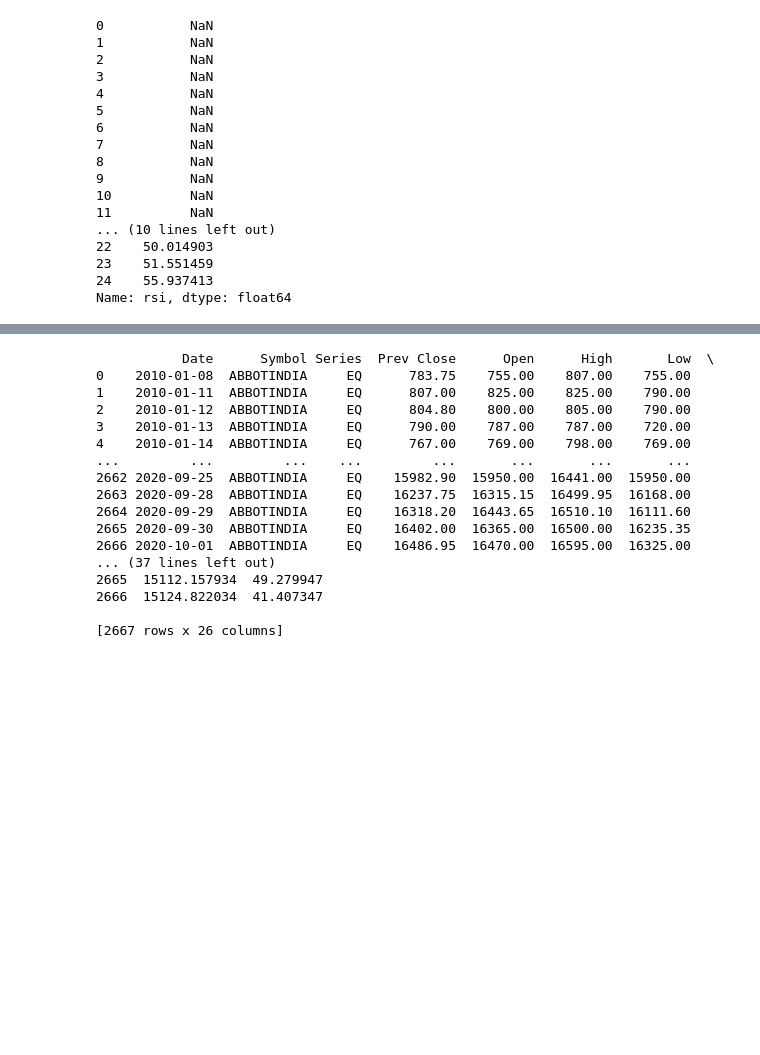
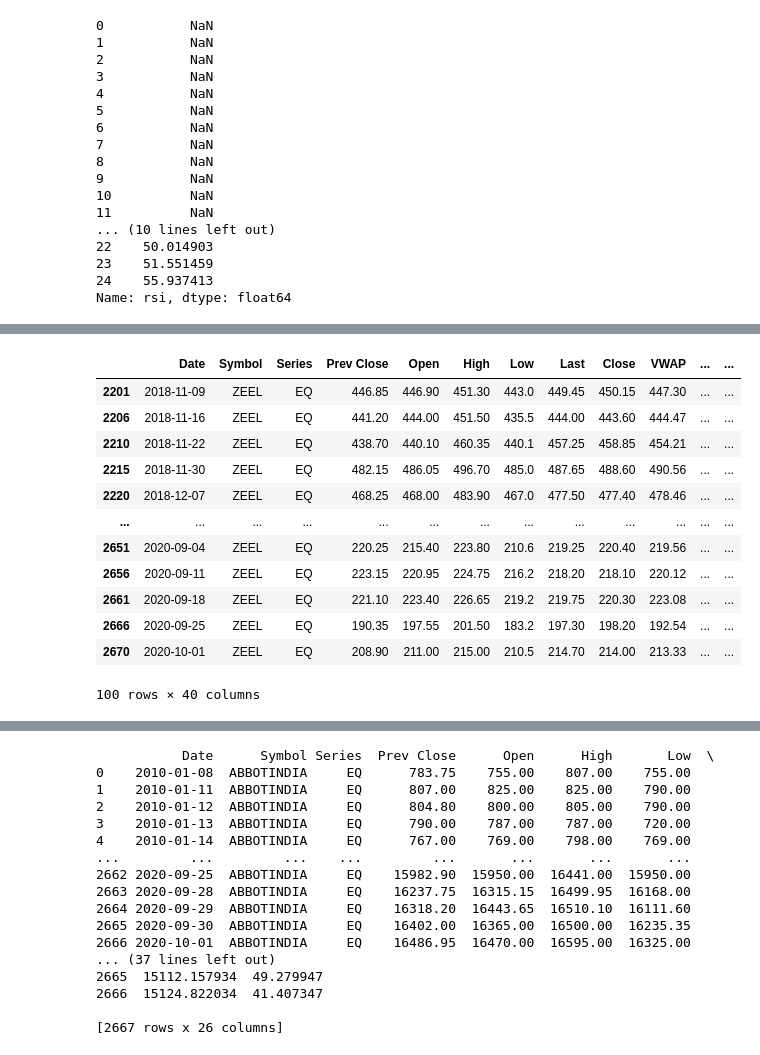
Before and after one commit to rsnaraya/IPBA, a Jupyter notebook: CaseStudy - Stock prediction.ipynb, the cells around one changed output, grey strips where cells are left out. Cells and saved outputs as stored; diff of their text form; code cells hidden in the pictures; blank space fills up the shorter version.

```diff
--- a/CaseStudy - Stock prediction.ipynb
+++ b/CaseStudy - Stock prediction.ipynb
@@ -160,0 +263,17 @@ dtype: int64
+# %%
+week_data.tail(100)
+#len(week_data)
+# %% [output]
+|  | Date | Symbol | Series | Prev Close | Open | High | Low | Last | Close | VWAP | ... | ... |
+| 2201 | 2018-11-09 | ZEEL | EQ | 446.85 | 446.90 | 451.30 | 443.0 | 449.45 | 450.15 | 447.30 | ... | ... |
+| 2206 | 2018-11-16 | ZEEL | EQ | 441.20 | 444.00 | 451.50 | 435.5 | 444.00 | 443.60 | 444.47 | ... | ... |
+| 2210 | 2018-11-22 | ZEEL | EQ | 438.70 | 440.10 | 460.35 | 440.1 | 457.25 | 458.85 | 454.21 | ... | ... |
+| 2215 | 2018-11-30 | ZEEL | EQ | 482.15 | 486.05 | 496.70 | 485.0 | 487.65 | 488.60 | 490.56 | ... | ... |
+| 2220 | 2018-12-07 | ZEEL | EQ | 468.25 | 468.00 | 483.90 | 467.0 | 477.50 | 477.40 | 478.46 | ... | ... |
+| ... | ... | ... | ... | ... | ... | ... | ... | ... | ... | ... | ... | ... |
+| 2651 | 2020-09-04 | ZEEL | EQ | 220.25 | 215.40 | 223.80 | 210.6 | 219.25 | 220.40 | 219.56 | ... | ... |
+| 2656 | 2020-09-11 | ZEEL | EQ | 223.15 | 220.95 | 224.75 | 216.2 | 218.20 | 218.10 | 220.12 | ... | ... |
+| 2661 | 2020-09-18 | ZEEL | EQ | 221.10 | 223.40 | 226.65 | 219.2 | 219.75 | 220.30 | 223.08 | ... | ... |
+| 2666 | 2020-09-25 | ZEEL | EQ | 190.35 | 197.55 | 201.50 | 183.2 | 197.30 | 198.20 | 192.54 | ... | ... |
+| 2670 | 2020-10-01 | ZEEL | EQ | 208.90 | 211.00 | 215.00 | 210.5 | 214.70 | 214.00 | 213.33 | ... | ... |
+100 rows × 40 columns
```
Also changed, not shown: parts of 15 cells of this notebook, 2 other files.
